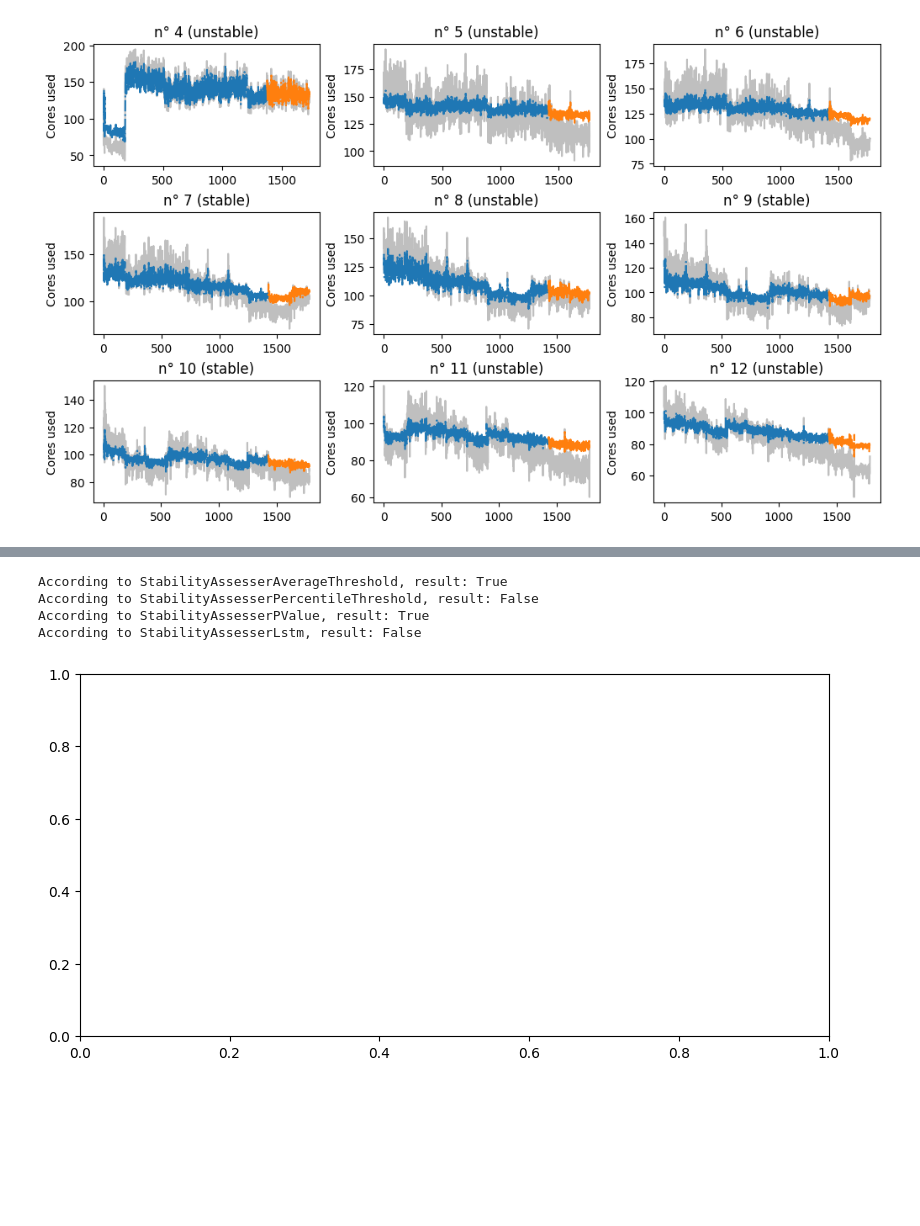
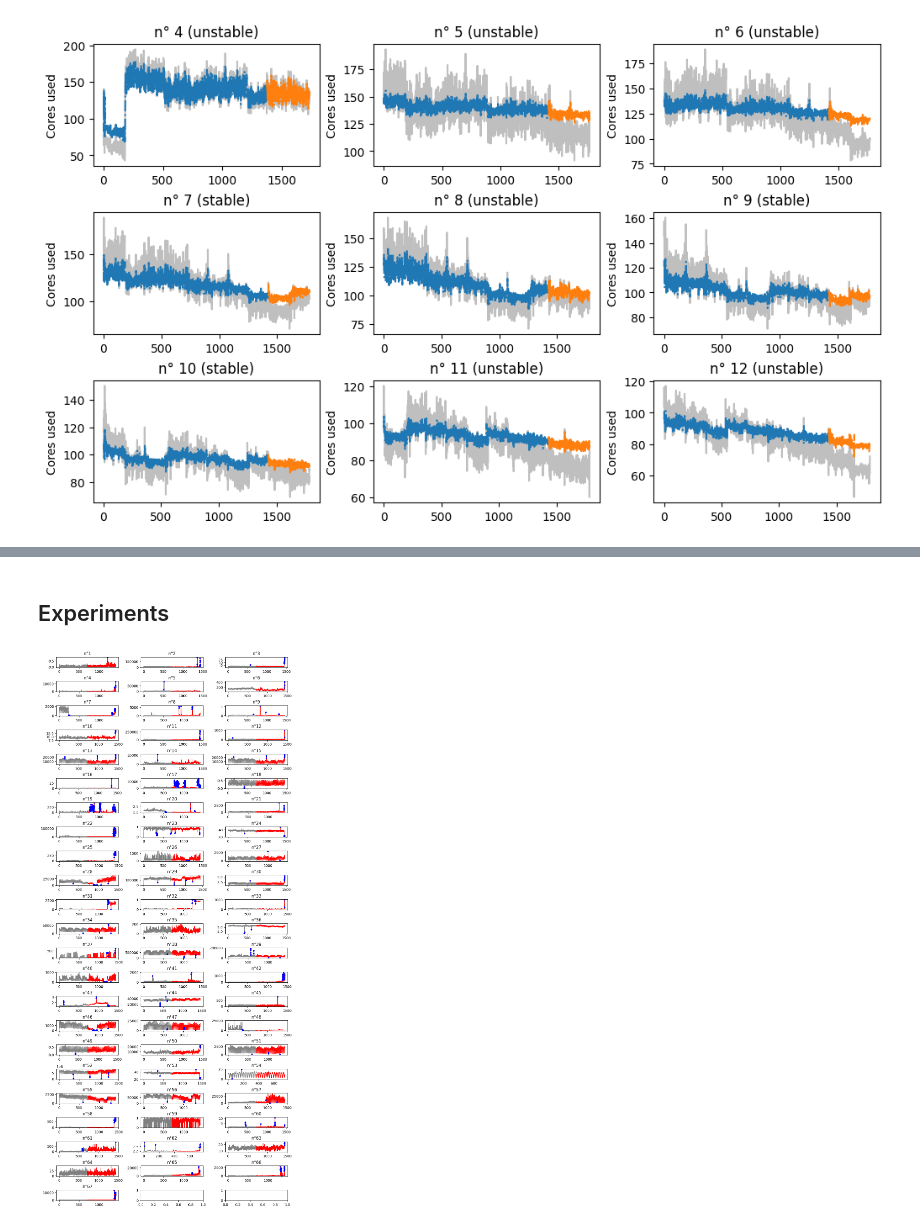
Before and after one commit to jacquetpi/scroogevm, a Jupyter notebook: scroogevm_lstm_analysis.ipynb, the cells around one changed output, grey strips where cells are left out. Cells and saved outputs as stored; diff of their text form; code cells hidden in the pictures; blank space fills up the shorter version.

```diff
--- a/scroogevm_lstm_analysis.ipynb
+++ b/scroogevm_lstm_analysis.ipynb
@@ -152,18 +107,30 @@ for ax, index in zip(axs.flat, list(range(2))):
-# %%
-result = assesser_avg.assess(old_data=old_val, new_data=new_val, threshold=1)
-print("According to StabilityAssesserAverageThreshold, result:", result)
-result = assesser_per.assess(old_data=old_val, new_data=new_val, percentile=90, threshold=0.1)
-print("According to StabilityAssesserPercentileThreshold, result:", result)
-result = assesser_pval.assess(old_data=old_val, new_data=new_val, threshold=0.1)
-print("According to StabilityAssesserPValue, result:", result)
-result = assesser_lstm.assess(old_data=old_val, new_data=new_val, threshold=0.1)
-print("According to StabilityAssesserLstm, result:", result)
-# %% [output]
-According to StabilityAssesserAverageThreshold, result: True
-According to StabilityAssesserPercentileThreshold, result: False
-According to StabilityAssesserPValue, result: True
-According to StabilityAssesserLstm, result: False
-# %%
-fig, ax =  plt.subplots(1, 1, figsize=(3, 4), layout='constrained')
-# %% [output]
-[figure, removed]
+# %% [markdown]
+## Experiments
+# %%
+number_of_val = 67
+dataset_list = list()
+# %%
+fig, axs = plt.subplots(int(number_of_val/3)+1, 3, figsize=(10, int(number_of_val/3)), layout='constrained')
+
+for ax, index in zip(axs.flat, list(range(1, number_of_val+1,1))):
+    df = pd.read_csv('/usr/local/src/TSB-UAD/TSB-UAD-Public/YAHOO/Yahoo_A1real_' + str(index) + '_data.out', header=None)
+
+    values = list(df[0])
+    timestamp = list(range(len(values)))
+    mid_index = int(len(values)/2)
+    test_case = dict()
+    test_case['old_val']  = values[:mid_index]
+    test_case['old_tmst'] = timestamp[:mid_index]
+    test_case['new_val']  = values[mid_index:]
+    test_case['new_tmst'] = timestamp[mid_index:]
+    dataset_list.append(test_case)
+
+    ax.plot(test_case['old_tmst'], test_case['old_val'], color='grey')
+    ax.plot(test_case['new_tmst'], test_case['new_val'], color='red')
+    ax.set_title('n°' + str(index))
+
+    anomalies = df.loc[df[1] == 1]
+    for index, row in anomalies.iterrows():
+        ax.plot(float(index), float(row[0]), 'b+', mew=4, ms=3)
+# %% [output]
+[figure, added]
```
Also changed, not shown: parts of 12 cells of this notebook, 2 other files.
